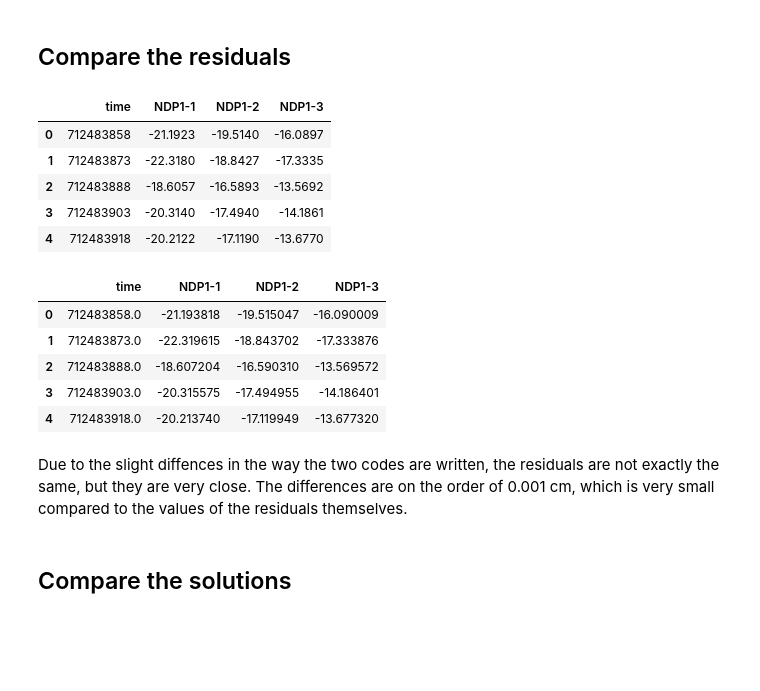
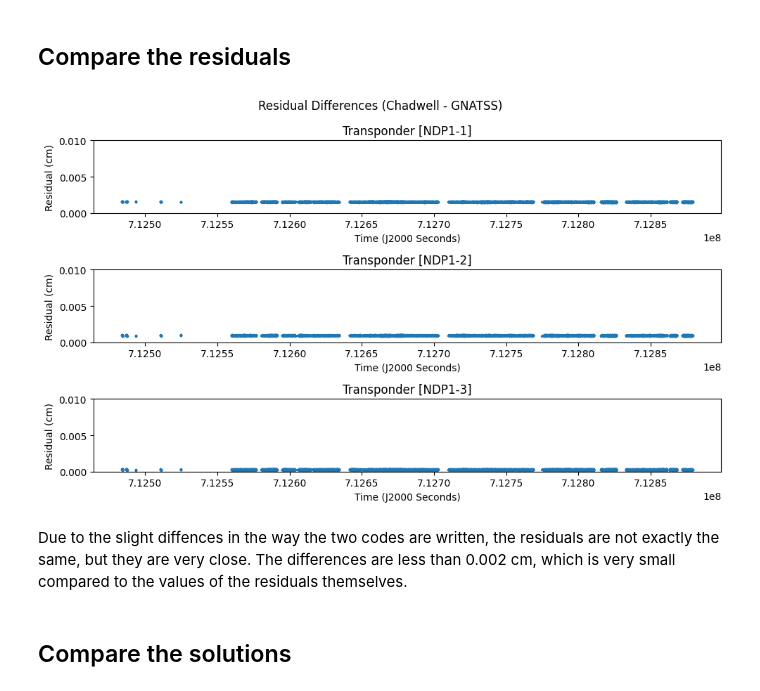
Before and after one commit to seafloor-geodesy/gnatss-fortran-benchmark, a Jupyter notebook: main.ipynb, the cells around one changed output. Drawn from its saved outputs; the diff is of its cells as text; code cells hidden in the pictures; blank space fills up the shorter version.

Commit message:
docs: Add difference plot and print out

```diff
--- a/main.ipynb
+++ b/main.ipynb
@@ -72,7 +62,7 @@ import numpy as np
 ### Get the GNATSS output
 # %%
 # Read the config file to see where the output path is
-config_dict = yaml.safe_load(Path(config_yaml).read_text())
+config_dict = yaml.safe_load(Path("./config.yaml").read_text())
 # %%
 # Get the output path from the configuration dictionary
 output_dir = Path(config_dict["output"]["path"])
@@ -154,26 +146,32 @@ chadwell_residuals = reduce(lambda x, y: pd.merge(x, y, on = 'time'), res_dfs).r
 # %%
 # Same number of residuals
 assert len(chadwell_residuals) == len(gnatss_residuals), "The number of residuals in the GNATSS and Chadwell output files are not the same"
-# %%
-chadwell_residuals.head()
-# %% [output]
-|  | time | NDP1-1 | NDP1-2 | NDP1-3 |
-| 0 | 712483858 | -21.1923 | -19.5140 | -16.0897 |
-| 1 | 712483873 | -22.3180 | -18.8427 | -17.3335 |
-| 2 | 712483888 | -18.6057 | -16.5893 | -13.5692 |
-| 3 | 712483903 | -20.3140 | -17.4940 | -14.1861 |
-| 4 | 712483918 | -20.2122 | -17.1190 | -13.6770 |
-# %%
-gnatss_residuals.head()
-# %% [output]
-|  | time | NDP1-1 | NDP1-2 | NDP1-3 |
-| 0 | 712483858.0 | -21.193818 | -19.515047 | -16.090009 |
-| 1 | 712483873.0 | -22.319615 | -18.843702 | -17.333876 |
-| 2 | 712483888.0 | -18.607204 | -16.590310 | -13.569572 |
-| 3 | 712483903.0 | -20.315575 | -17.494955 | -14.186401 |
-| 4 | 712483918.0 | -20.213740 | -17.119949 | -13.677320 |
+# %%
+chadwell_residuals = chadwell_residuals.set_index("time")
+gnatss_residuals = gnatss_residuals.set_index("time")
+# %%
+res_diff = chadwell_residuals.subtract(gnatss_residuals)
+# %%
+# Determine the number of subplots
+num_plots = len(res_diff.columns)
+# %%
+# Create figure with subplots
+fig, axs = plt.subplots(num_plots, figsize=(10, num_plots*2))
+
+for i,(k,v) in enumerate(res_diff.items()):
+    v.to_frame().reset_index().plot(kind="scatter", x="time", y=k, s=2, ylim=(0,0.01), ax=axs[i])
+    axs[i].set_ylabel("Residual (cm)")
+    axs[i].set_xlabel("Time (J2000 Seconds)")
+    axs[i].set_title(f"Transponder [{k}]")
+
+fig.suptitle('Residual Differences (Chadwell - GNATSS)')
+
+plt.tight_layout()
+plt.show()
+# %% [output]
+[figure, added]
 # %% [markdown]
-Due to the slight diffences in the way the two codes are written, the residuals are not exactly the same, but they are very close. The differences are on the order of 0.001 cm, which is very small compared to the values of the residuals themselves.
+Due to the slight diffences in the way the two codes are written, the residuals are not exactly the same, but they are very close. The differences are less than 0.002 cm, which is very small compared to the values of the residuals themselves.
 # %% [markdown]
 ## Compare the solutions
 # %% [markdown]
```
Also changed, not shown: parts of 8 cells of this notebook, 2 other files.
